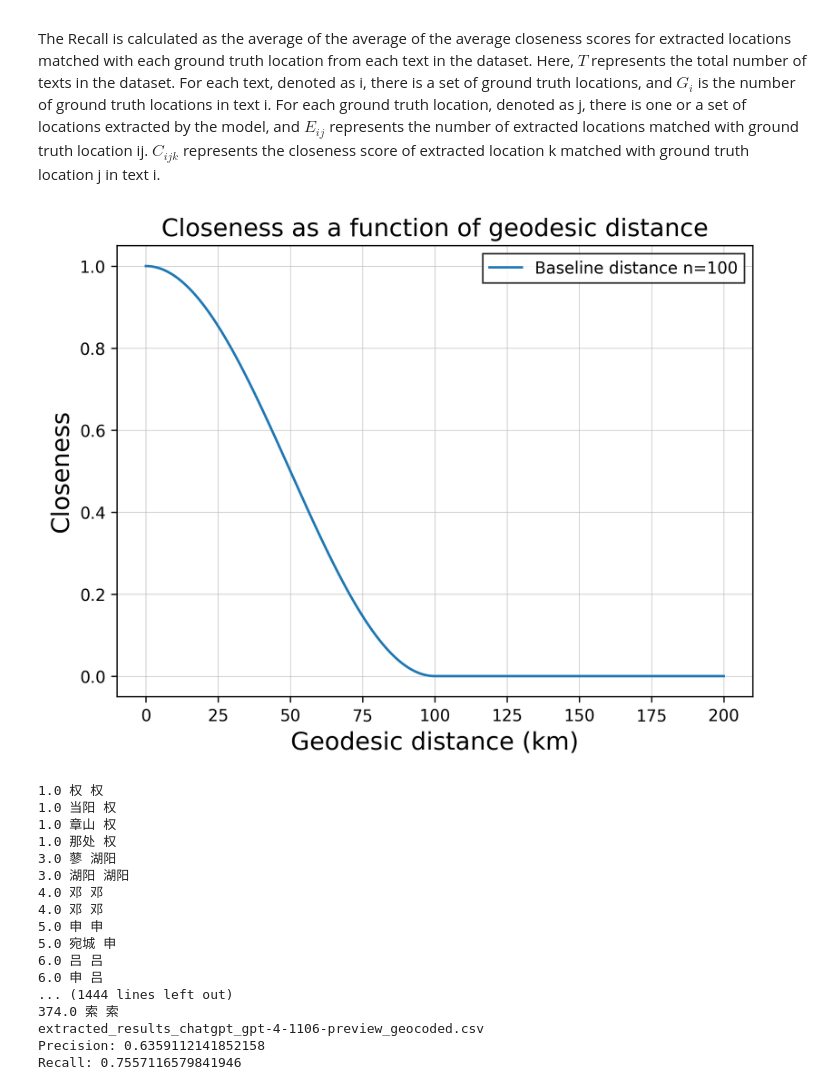
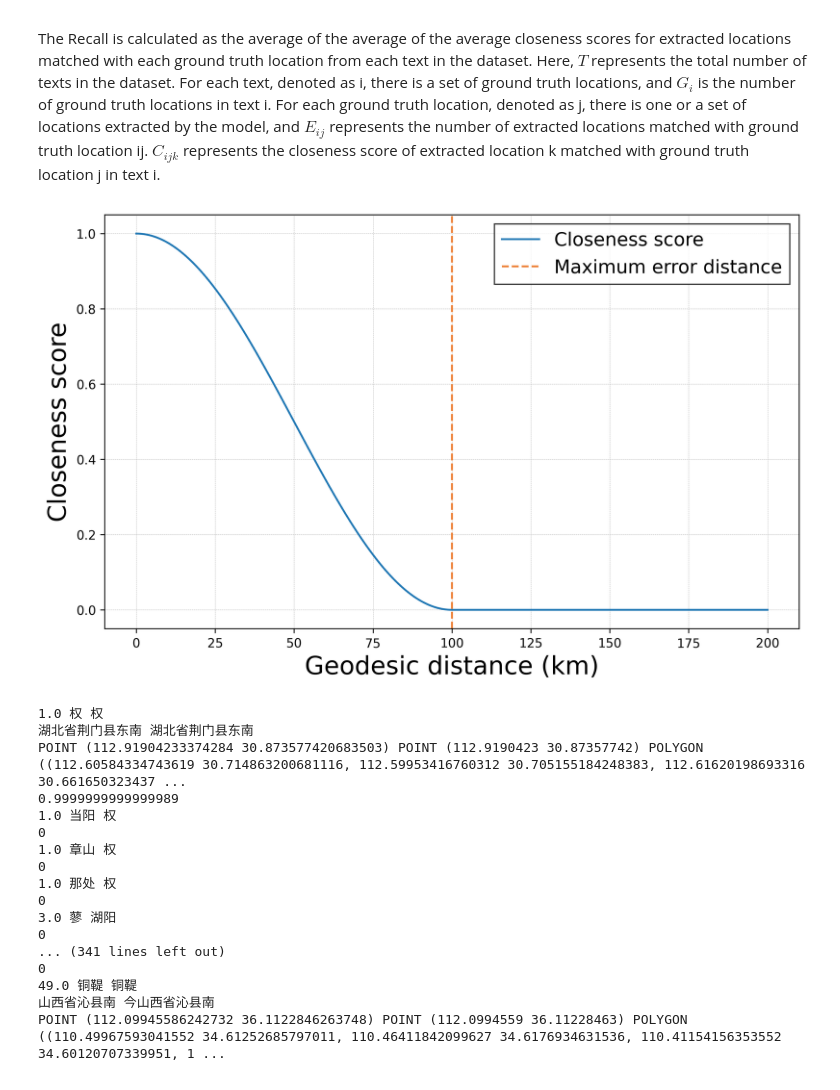
Before and after one commit to yukiyuqichen/His-Geo, a Jupyter notebook: evaluate.ipynb, the cells around one changed output. Saved outputs shown, nothing was run; the diff lists cells and outputs as text; code cells hidden in the pictures.

```diff
--- a/evaluate.ipynb
+++ b/evaluate.ipynb
@@ -192,33 +191,37 @@ $C_{ijk}$ represents the closeness score of extracted location k matched with gr
 # %%
 def closeness(x, n):
     """
     Calculate the closeness of the extracted result to the benchmark result
     :param x (km): geodesic distance between the extracted point and the benchmark point
     :param n (km): baseline distance (max geodesic distance inside the most accurate level polygon of the benchmark data)
     """
     if x <= n:
         return (np.cos(x*(np.pi/n))+1)/2
     else:
         return 0
 
 n = 100  # Baseline distance decided by the max length of the most accurate level polygon of the benchmark data
 x_values = np.linspace(0, 2*n, 1000)  # x from 0 to 2 times the baseline distance
 
 
 # Calculate closeness values
 closeness_values = [closeness(x, n) for x in x_values]
 
 # Plotting
-plt.figure(figsize=(7, 5), dpi=300)
-plt.plot(x_values, closeness_values, label=f'Baseline distance n={n}')
-plt.xlabel('Geodesic distance (km)', fontsize=15)
-plt.ylabel('Closeness', fontsize=15)
-plt.title('Closeness as a function of geodesic distance', fontsize=15)
-plt.grid(True, linestyle='-', linewidth=0.3)
-plt.legend(fancybox=False, edgecolor='black')
+plt.figure(figsize=(10, 6), dpi=300)
+plt.plot(x_values, closeness_values)
+# plot a vertical line
+plt.axvline(x=n, color='#ED7D31', linestyle='--')
+# add annotation and use it in legend
+plt.legend(['Closeness score', 'Maximum error distance'], fancybox=False, loc='upper right', fontsize=15, edgecolor='black')
+
+plt.xlabel('Geodesic distance (km)', fontsize=20)
+plt.ylabel('Closeness score', fontsize=20)
+plt.grid(True, linestyle='--', linewidth=0.3)
+plt.savefig('./figures/closeness.png', dpi=300)
 plt.show()
 # %% [output]
-[figure, old version]
+[figure, new version]
 # %%
 def shapely_point_to_geopy(point_shapely):
     return (point_shapely.y, point_shapely.x)
@@ -330,27 +356,27 @@ for file in files:
     df_result = pd.read_csv(file_dir + file, encoding='utf-8-sig')
     gdf_result = gpd.GeoDataFrame(df_result, geometry=gpd.points_from_xy(df_result.X, df_result.Y))
     gdf_result = calculate_geo_closeness_for_all_text(gdf_result, gdf_benchmark, gdf_database)
-    gdf_result.to_file(file_dir + file[:-4] + '_evaluated.geojson', driver='GeoJSON', encoding='utf-8-sig')
-    precision = calculate_precision(gdf_result)
-    recall = calculate_recall(gdf_result, gdf_benchmark)
-    print(file)
-    print('Precision:', precision)
-    print('Recall:', recall)
+    gdf_result.to_csv(file_dir + file[:-4] + '_evaluated.csv', encoding='utf-8-sig')
+    # precision, recall, f1 = calculate_scores(gdf_result, gdf_benchmark)
+    # print(file)
+    # print('Precision:', precision)
+    # print('Recall:', recall)
+    # print('F1:', f1)
 # %% [output]
 1.0 权 ﻿权
+湖北省荆门县东南 湖北省荆门县东南
+POINT (112.91904233374284 30.873577420683503) POINT (112.9190423 30.87357742) POLYGON ((112.60584334743619 30.714863200681116, 112.59953416760312 30.705155184248383, 112.61620198693316 30.661650323437 ...
+0.9999999999999989
 1.0 当阳 ﻿权
+0
 1.0 章山 ﻿权
+0
 1.0 那处 ﻿权
+0
 3.0 蓼 湖阳
-3.0 湖阳 湖阳
-4.0 邓 邓
-4.0 邓 邓
-5.0 申 ﻿申
-5.0 宛城 ﻿申
-6.0 吕 吕
-6.0 申 吕
-... (1444 lines left out)
-374.0 索 索
-extracted_results_chatgpt_gpt-4-1106-preview_geocoded.csv
-Precision: 0.6359112141852158
-Recall: 0.7557116579841946
+0
+... (341 lines left out)
+0
+49.0 铜鞮 ﻿铜鞮
+山西省沁县南 今山西省沁县南
+POINT (112.09945586242732 36.1122846263748) POINT (112.0994559 36.11228463) POLYGON ((110.49967593041552 34.61252685797011, 110.46411842099627 34.6176934631536, 110.41154156353552 34.60120707339951, 1 ...
```
Also changed, not shown: parts of 13 cells of this notebook, 29 other files.
